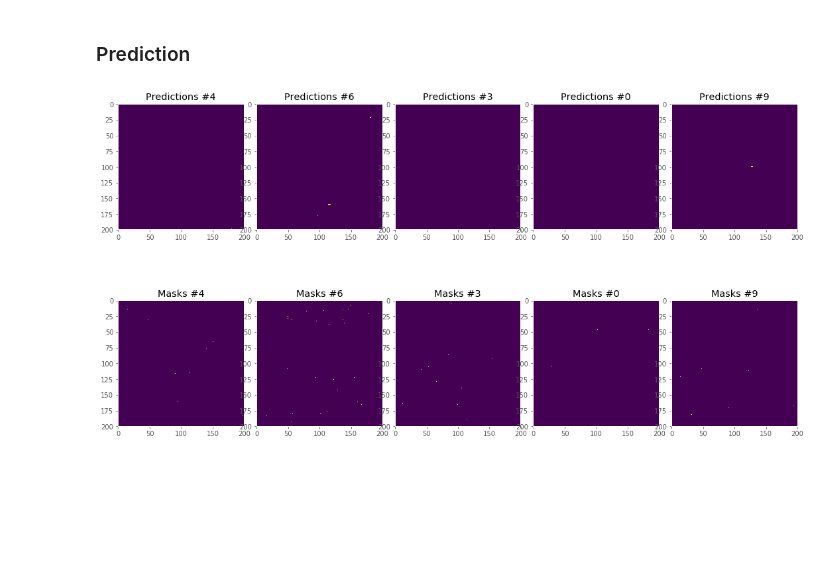
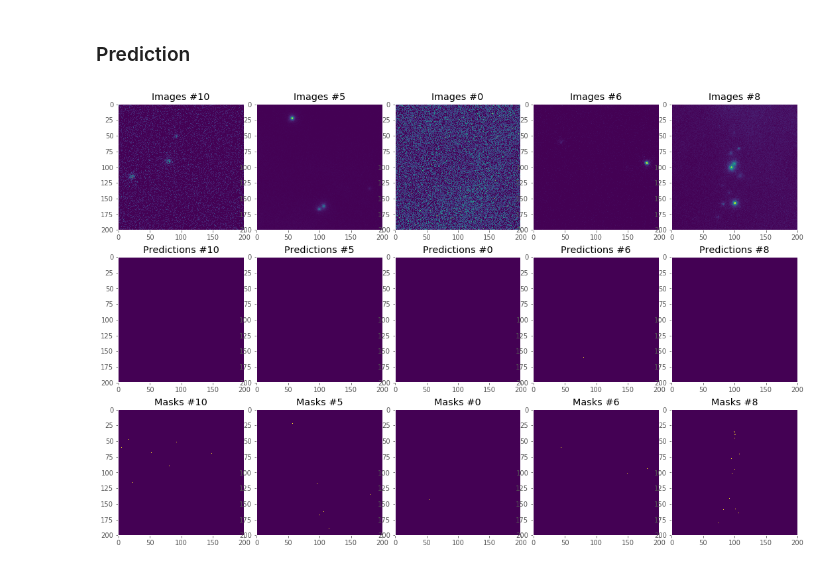
Before and after one commit to anton-br/fermi_denoising, a Jupyter notebook: CNN/segmentation.ipynb, the cells around one changed output. Drawn from its saved outputs; the diff is of its cells as text; code cells hidden in the pictures; blank space fills up the shorter version.

```diff
--- a/CNN/segmentation.ipynb
+++ b/CNN/segmentation.ipynb
@@ -111,24 +81,13 @@ class ConvNet(nn.Module):
         return x
 # %% [markdown]
 ### Training process
-# %%
-def plot_stats(loss, acc, name):
-    _, ax = plt.subplots(1, 2, figsize=(20, 7))
-    ax[0].plot(loss)
-    ax[0].set_title(name + ' Loss')
-    ax[0].set_xlabel('Iteration')
-    ax[0].set_ylabel('Loss')
-    ax[1].plot(acc)
-    ax[1].set_title(name + ' Distance')
-    ax[1].set_xlabel('Iteration')
-    ax[1].set_ylabel('Distance')
-    plt.show()
 # %%
 from tqdm import tqdm
 
 model = ConvNet(device=device)
 optimizer = optim.SGD(model.parameters(), lr=0.00001, momentum=0.9)#optim.Adam(model.parameters(), lr=1e-6, weight_decay=0.001)#
-criterion = nn.BCEWithLogitsLoss(pos_weight=torch.Tensor([1., 25.])).to(device)
+criterion = nn.BCEWithLogitsLoss(pos_weight=torch.Tensor([1., 1000.])).to(device)
+scheduler = optim.lr_scheduler.CyclicLR(optimizer, base_lr=0.001, max_lr=0.001, gamma=0.1)
 num_epochs = 150
 n_last = 500
 sigm = torch.nn.Sigmoid()
@@ -146,7 +105,6 @@ for epoch in range(num_epochs):
 
     for phase in ['train', 'test']:
         if phase == 'train':
-#             scheduler.step()
             model.train()
         else:
             model.eval()
@@ -174,7 +132,7 @@ for epoch in range(num_epochs):
                 if phase == 'train':
                     loss.backward()
                     optimizer.step()
-
+                    scheduler.step()
                 class_pred = (preds[:, :, :, 1] > 0.5).to(torch.uint8)
                 class_true = (labels[:, :, :, 1]).to(torch.uint8)
 
@@ -232,8 +190,8 @@ pred_transform = transforms.Compose([
         OneHotEncoding(2),
         ToTensor()
 ])
-predict_dataset = FermiDataset(images_path=os.path.join(path, 'test_data/x'),
-                               points_path=os.path.join(path, 'test_data/y'),
+predict_dataset = FermiDataset(images_path=os.path.join(path, 'input_data/data'),
+                               points_path=os.path.join(path, 'reference_data/data'),
                                transform=pred_transform)
 
 pred_loader = torch.utils.data.DataLoader(predict_dataset,
@@ -241,13 +199,13 @@ pred_loader = torch.utils.data.DataLoader(predict_dataset,
                                           num_workers=4)
 # %%
 len_pred = 10
-size = 20
 list_preds = []
 list_labels = []
+list_imgs = []
 
 model.eval()
 for ix, (images, labels) in enumerate(pred_loader):
-    crop_images = [list_crop(image, size) for image in images][0]
+    crop_images = [list_crop(image, SIZE) for image in images][0]
     model.eval()
     result = []
     for img in crop_images:
@@ -256,14 +214,15 @@ for ix, (images, labels) in enumerate(pred_loader):
             outputs = model(inputs).transpose(3, 1)
 
             sigm = torch.nn.Sigmoid()
-            result.append(sigm(outputs).cpu()[:, :, :, 1] > .5)
+            result.append(sigm(outputs).cpu()[:, :, :, 1] > .6)
+    list_imgs.append(images[0].reshape(-1, 200))
     list_preds.append(assemble_imgs(result, (200, 200)))
     list_labels.append(labels[:, :, :, 1])
     if ix == len_pred:
         break
 # %%
 q = np.random.choice(range(len(list_preds)))
-data = list(zip(list_preds, list_labels))
-draw_plots(5, data, ['Predictions', 'Masks'])
+data = list(zip(list_imgs, list_preds, list_labels))
+draw_plots(5, data, ['Images', 'Predictions', 'Masks'])
 # %% [output]
-[figure, old version]
+[figure, new version]
```
Also changed, not shown: parts of 7 cells of this notebook, 1 other file.
